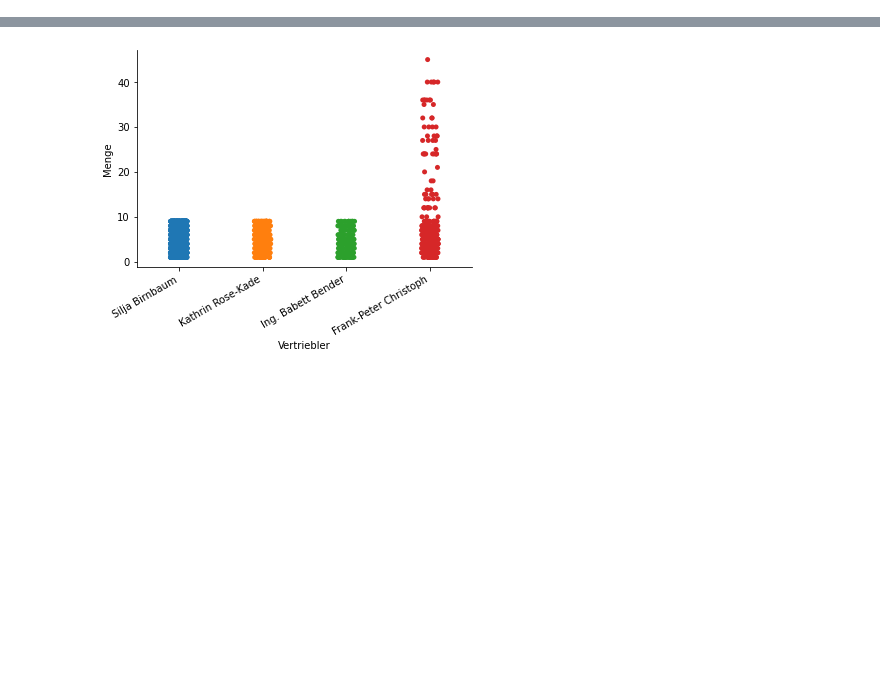
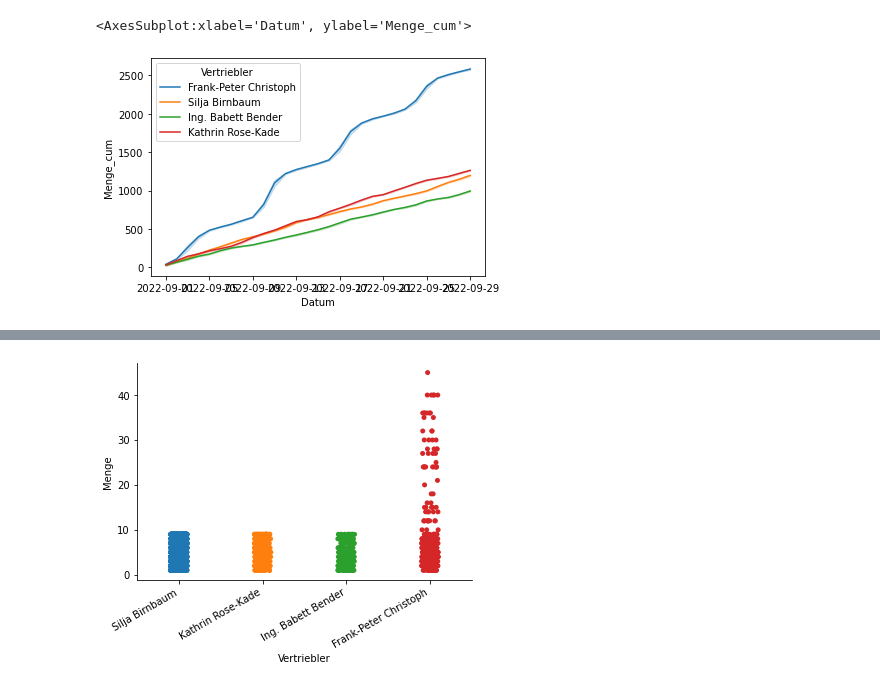
Before and after one commit to fredzett/Skript-Business-Analytics, a Jupyter notebook: sandbox.ipynb, the cells around one changed output, grey strips where cells are left out. Drawn from its saved outputs; the diff is of its cells as text; code cells hidden in the pictures; blank space fills up the shorter version.

```diff
--- a/sandbox.ipynb
+++ b/sandbox.ipynb
@@ -132,0 +239,14 @@ import seaborn as sns
+# %%
+df_new = (df
+         .groupby("Vertriebler")
+         .apply(lambda gdf: (gdf
+                            .assign(Menge_cum=lambda _df: _df["Menge"].cumsum())
+                            )
+         )
+         .sort_values(by="Datum")
+         .reset_index(drop=True)
+ )
+sns.lineplot(data=df_new, x="Datum", y="Menge_cum", hue="Vertriebler")
+# %% [output]
+<AxesSubplot:xlabel='Datum', ylabel='Menge_cum'>
+[figure, added]
```
Also changed, not shown: parts of 27 cells of this notebook, 13 other files.
